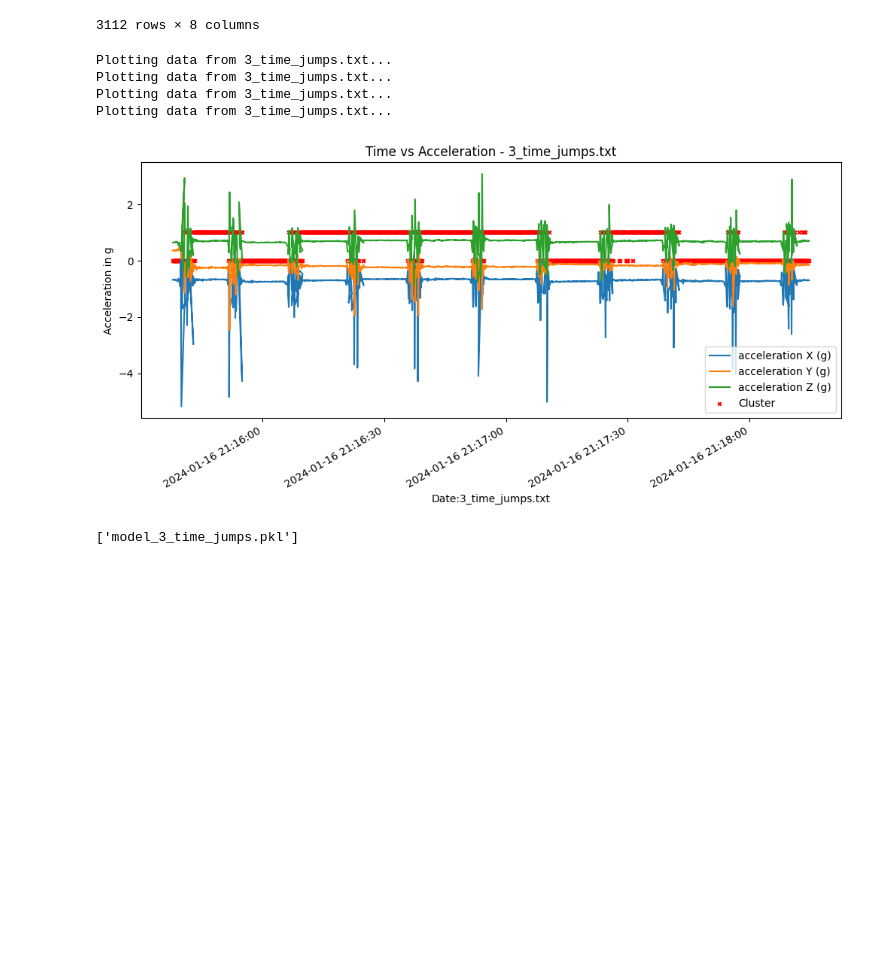
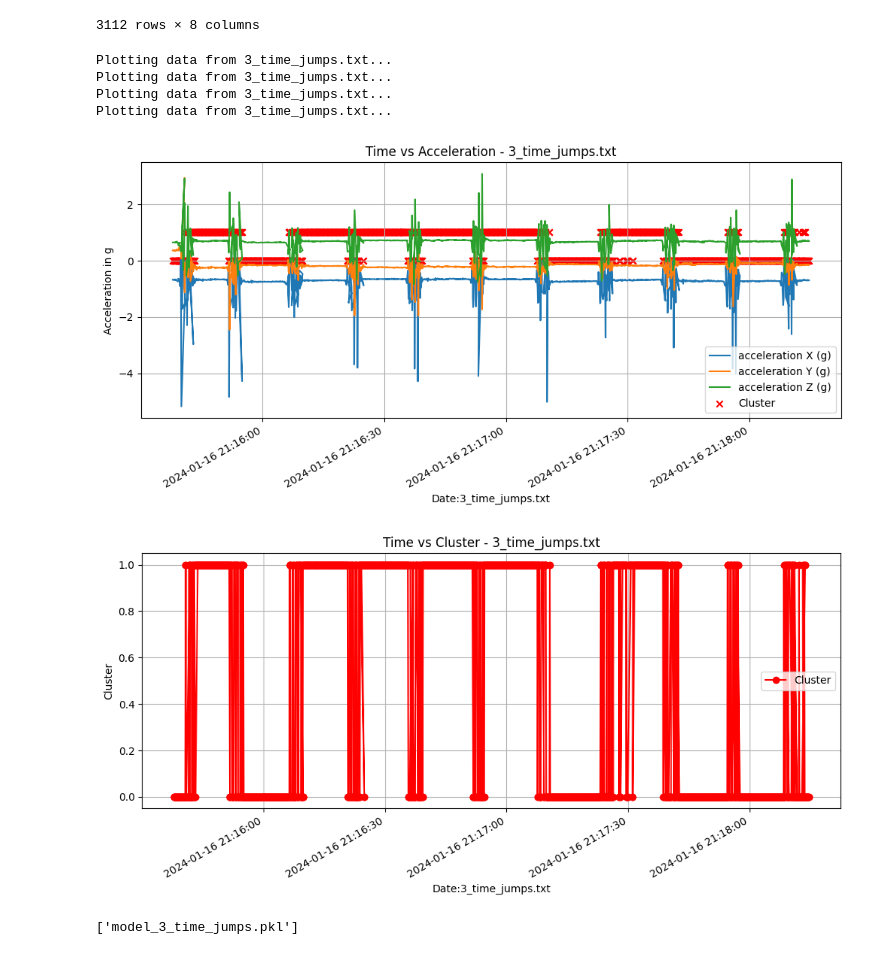
Before and after one commit to bill-unitech2021/motion_recognition_with_sensor_data, a Jupyter notebook: 02_preprocessing_und_model_training.ipynb, the cells around one changed output. Cells and saved outputs as stored; diff of their text form; code cells hidden in the pictures; blank space fills up the shorter version.

```diff
--- a/02_preprocessing_und_model_training.ipynb
+++ b/02_preprocessing_und_model_training.ipynb
@@ -171,36 +171,49 @@ for filename, df in dfs.items():
     # 绘制每个加速度分量
 
     plt.plot(df['Time'], df['acc_X(g)'], label='acceleration X (g)')
     plt.plot(df['Time'], df['acc_Y(g)'], label='acceleration Y (g)')
     plt.plot(df['Time'], df['acc_Z(g)'], label='acceleration Z (g)')
     #plt.plot(df['Time'], df['ang_X(g)'], label='angular_velocity X (g)')
     #plt.plot(df['Time'], df['ang_Y(g)'], label='angular_velocity Y (g)')
     #plt.plot(df['Time'], df['ang_Z(g)'], label='angular_velocity Z (g)')
-    plt.scatter(df['Time'], df['Cluster'], label='Cluster', s=10, marker='x', color='red')
+    plt.scatter(df['Time'], df['Cluster'], label='Cluster', marker='x', color='red')
 
     print(f"Plotting data from {filename}...")
 
     # 格式化图表
     plt.xlabel('Date:' + filename)
     plt.ylabel('Acceleration in g')
     plt.title(f'Time vs Acceleration - {filename}')
     plt.legend()
-    plt.grid(False)
+    plt.grid(True)
 
     print(f"Plotting data from {filename}...")
 
     # 改进日期格式化
     plt.gcf().autofmt_xdate()
     myFmt = mdates.DateFormatter('%Y-%m-%d %H:%M:%S')
     plt.gca().xaxis.set_major_formatter(myFmt)
 
     plt.show()
+
+    plt.figure(figsize=(12, 5))
+    plt.plot(df['Time'], df['Cluster'], label='Cluster', marker='o', color='red')
+    plt.xlabel('Date:' + filename)
+    plt.ylabel('Cluster')
+    plt.title(f'Time vs Cluster - {filename}')
+    plt.legend()
+    plt.grid(True)
+    plt.gcf().autofmt_xdate()
+    myFmt = mdates.DateFormatter('%Y-%m-%d %H:%M:%S')
+    plt.gca().xaxis.set_major_formatter(myFmt)
+    plt.show()
 # %% [output]
 Plotting data from 3_time_jumps.txt...
 Plotting data from 3_time_jumps.txt...
 Plotting data from 3_time_jumps.txt...
 Plotting data from 3_time_jumps.txt...
-[figure, old version]
+[figure, new version]
+[figure, added]
 # %%
 import joblib
 
```
